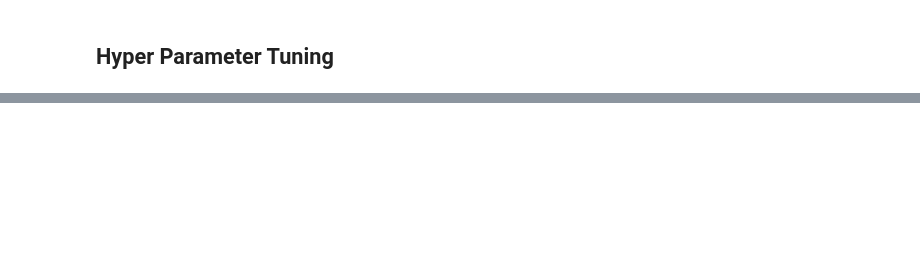
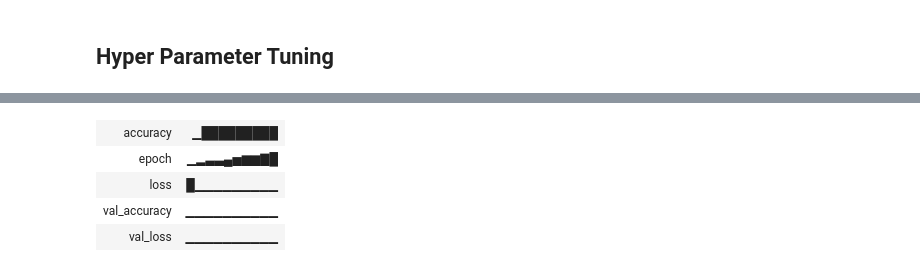
Before and after one commit to saipraneethamvudutha/High-Energy-Particle-Detection-and-Classification, a Jupyter notebook: CNN.ipynb, the cells around one changed output, grey strips where cells are left out. Cells and saved outputs as stored; diff of their text form; code cells hidden in the pictures; blank space fills up the shorter version.

Commit message:
Final CNN Training

```diff
--- a/CNN.ipynb
+++ b/CNN.ipynb
@@ -544,0 +544,86 @@ Epoch 2/10
+# %%
+import tensorflow as tf
+import wandb
+from tensorflow.keras import layers, models
+from tensorflow.keras.utils import image_dataset_from_directory
+
+# ✅ Enable TensorFlow DirectML (Check if GPU is detected)
+physical_devices = tf.config.list_physical_devices("GPU")
+if physical_devices:
+    print(f"✅ Using GPU: {physical_devices[0]}")  # No set_memory_growth to avoid error
+
+# ✅ Initialize Weights & Biases (W&B) for tracking
+wandb.init(project="particle_cnn_tuning", name="final_training", sync_tensorboard=True)
+
+# ✅ Load Image Dataset
+dataset_path = "particle_images"  # Ensure this folder contains the images
+batch_size = 64  # From best hyperparameters
+img_size = (64, 64)
+
+train_ds = image_dataset_from_directory(
+    dataset_path,
+    validation_split=0.2,
+    subset="training",
+    seed=42,
+    image_size=img_size,
+    batch_size=batch_size
+)
+
+val_ds = image_dataset_from_directory(
+    dataset_path,
+    validation_split=0.2,
+    subset="validation",
+    seed=42,
+    image_size=img_size,
+    batch_size=batch_size
+)
+
+# ✅ Apply performance optimizations
+AUTOTUNE = tf.data.AUTOTUNE
+train_ds = train_ds.prefetch(buffer_size=AUTOTUNE)
+val_ds = val_ds.prefetch(buffer_size=AUTOTUNE)
+
+# ✅ Best Hyperparameters (from Optuna tuning)
+best_params = {
+    "learning_rate": 4.3767651299882864e-05,
+    "batch_size": 64,
+    "dropout_rate": 0.403598174016896,
+    "num_filters": 128
+}
+
+# ✅ Define CNN Model with Optimized Hyperparameters
+model = models.Sequential([
+    layers.Conv2D(best_params["num_filters"], (3, 3), activation="relu", input_shape=(64, 64, 3)),
+    layers.MaxPooling2D((2, 2)),
+    layers.Conv2D(best_params["num_filters"] * 2, (3, 3), activation="relu"),
+    layers.MaxPooling2D((2, 2)),
+    layers.Conv2D(best_params["num_filters"] * 4, (3, 3), activation="relu"),
+    layers.Flatten(),
+    layers.Dropout(best_params["dropout_rate"]),
+    layers.Dense(128, activation="relu"),
+    layers.Dense(2, activation="softmax")  # Binary classification
+])
+
+# ✅ Compile Model
+model.compile(
+    optimizer=tf.keras.optimizers.Adam(learning_rate=best_params["learning_rate"]),
+    loss="sparse_categorical_crossentropy",
+    metrics=["accuracy"]
+)
+
+# ✅ Train Model
+history = model.fit(
+    train_ds,
+    epochs=10,
+    validation_data=val_ds,
+    callbacks=[wandb.keras.WandbCallback()]  # ✅ Track training with W&B
+)
+
+# ✅ Evaluate Model
+test_loss, test_acc = model.evaluate(val_ds, verbose=2)
+print(f"\n🎯 Final Test Accuracy: {test_acc:.4f}")
+
+# ✅ Save Trained Model
+model.save("particle_cnn_model.h5")
+wandb.finish()  # ✅ Close W&B session
+# %% [output]
@@ -544,0 +655,5 @@ Epoch 2/10
+| accuracy | ▁█████████ |
+| epoch | ▁▂▃▃▄▅▆▆▇█ |
+| loss | █▁▁▁▁▁▁▁▁▁ |
+| val_accuracy | ▁▁▁▁▁▁▁▁▁▁ |
+| val_loss | ▁▁▁▁▁▁▁▁▁▁ |
```
Also changed, not shown: parts of 7 cells of this notebook.
